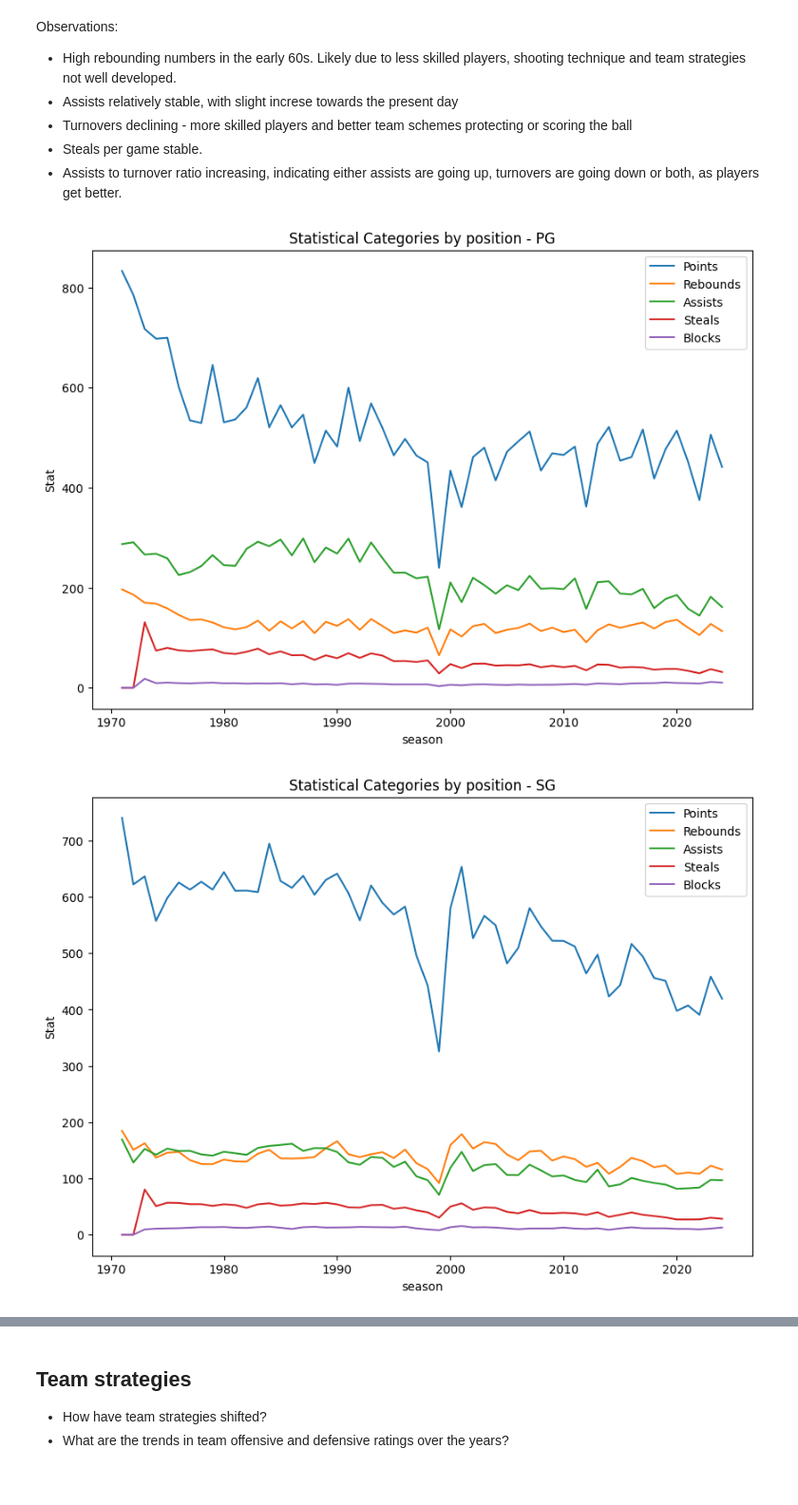
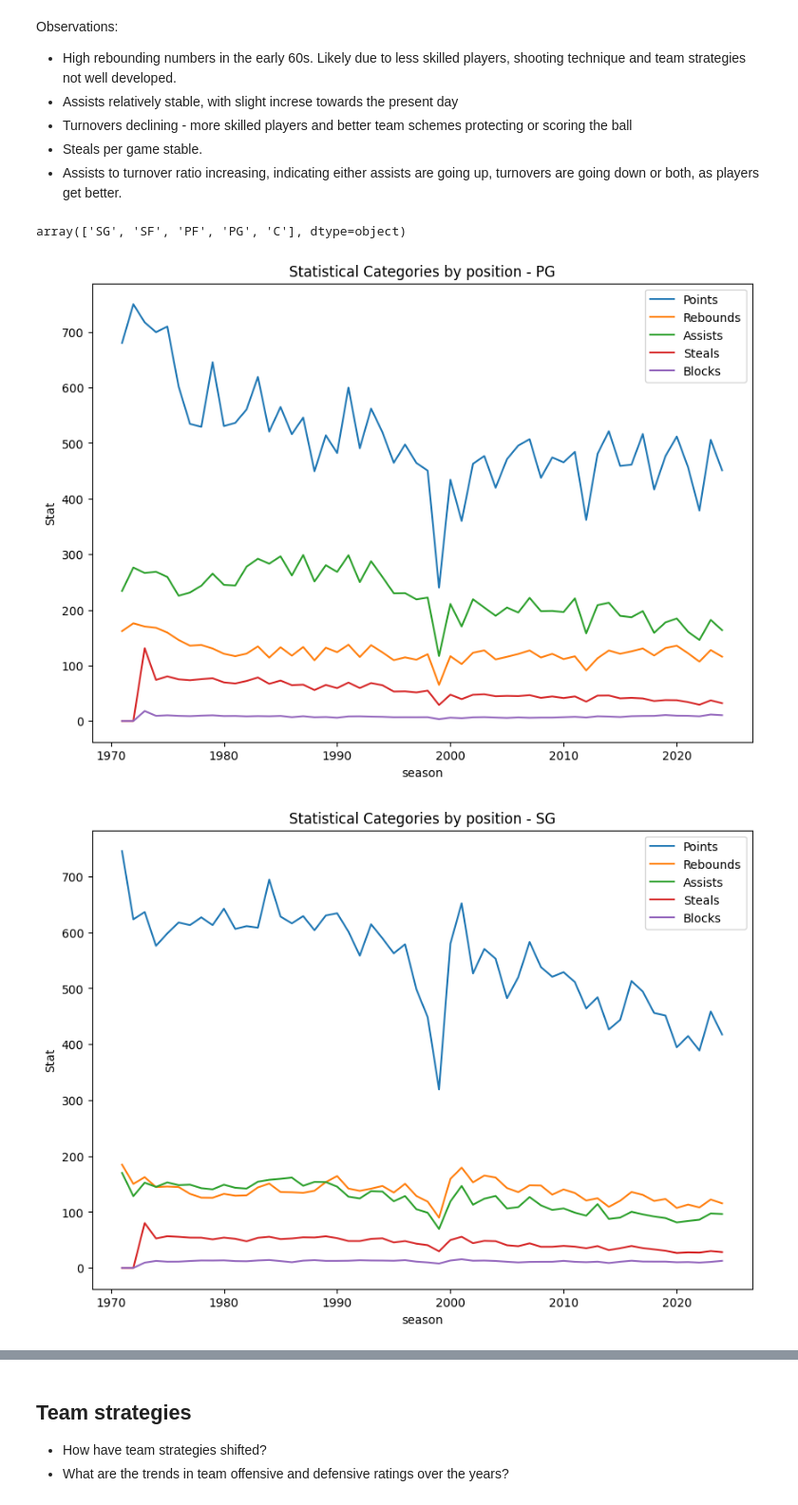
Before and after one commit to pgeneta/Basketball-Analysis, a Jupyter notebook: Basketball evolution.ipynb, the cells around one changed output, grey strips where cells are left out. Shown at 95% size. Drawn from its saved outputs; the diff is of its cells as text; code cells hidden in the pictures.

Commit message:
added function to clean positions

```diff
--- a/Basketball evolution.ipynb
+++ b/Basketball evolution.ipynb
@@ -417,29 +400,79 @@ Observations:
 * Turnovers declining - more skilled players and better team schemes protecting or scoring the ball
 * Steals per game stable.
 * Assists to turnover ratio increasing, indicating either assists are going up, turnovers are going down or both, as players get better.
+# %%
+#Mapping to clean positions in dataset
+list(player['pos'].unique())
+
+def clean_pos(pos):
+    if pos == 'SF-PF':
+        return "SF"
+    elif pos == 'PG-SG':
+        return "PG"
+    elif pos == 'SF-SG':
+        return "SF"
+    elif pos == 'C-PF':
+        return "C"
+    elif pos == 'PF-SF':
+        return "PF"
+    elif pos == 'SG-PG':
+        return "SG"
+    elif pos == 'PF-C':
+        return "PF"
+    elif pos == 'SG-SF':
+        return "SG"
+    elif pos == 'SG-PG-SF':
+        return "SG"
+    elif pos == 'SF-C':
+        return "SF"
+    elif pos == 'SG-PF':
+        return "SG"
+    elif pos == "PG-SF":
+        return "PG"
+    elif pos == "C-SF":
+        return "C"
+    elif pos == 'SF-PG':
+        return "SF"
+    elif pos == 'G':
+        return "PG"
+    elif pos == 'F':
+        return "SF"
+    elif pos == 'C-F':
+        return "C"
+    elif pos == 'F-C':
+        return "PF"
+    elif pos == 'F-G':
+        return "SF"
+    elif pos == 'G-F':
+        return "SG"
+    else:
+        return pos
+# %% [output]
+array(['SG', 'SF', 'PF', 'PG', 'C'], dtype=object)
 # %%
 #Player positions and stats
 player_tot.columns
 player = player_tot.copy()
+player['pos'] = player['pos'].apply(clean_pos)
 
 positions = ['PG', 'SG', 'SF', 'PF', 'C']
 stat_category = ['pts', 'trb', 'ast', 'stl', 'blk']
 
 df_player = player[(player['pos'].isin(positions)) & (player['season'] > 1970)]
 
 totals_by_season_by_year = df_player.groupby(['pos', 'season'])[stat_category].mean().reset_index()
 
 for position in positions:
     plot_data = totals_by_season_by_year[totals_by_season_by_year['pos'] == position].groupby("season")[stat_category].sum().reset_index()
     plt.figure(figsize=(10,7))
     sns.lineplot(data = plot_data, x = 'season', y = 'pts', label = 'Points')
     sns.lineplot(data = plot_data, x = 'season', y = 'trb', label = 'Rebounds')
     sns.lineplot(data = plot_data, x = 'season', y = 'ast', label = 'Assists')
     sns.lineplot(data = plot_data, x = 'season', y = 'stl', label = 'Steals')
     sns.lineplot(data = plot_data, x = 'season', y = 'blk', label = 'Blocks')
     plt.title(f"Statistical Categories by position - {position}")
     plt.ylabel("Stat")
     plt.show()
 # %% [output]
-[figure, old version]
+[figure, new version]
-[figure, old version]
+[figure, new version]
```
Also changed, not shown: parts of 3 cells of this notebook.
